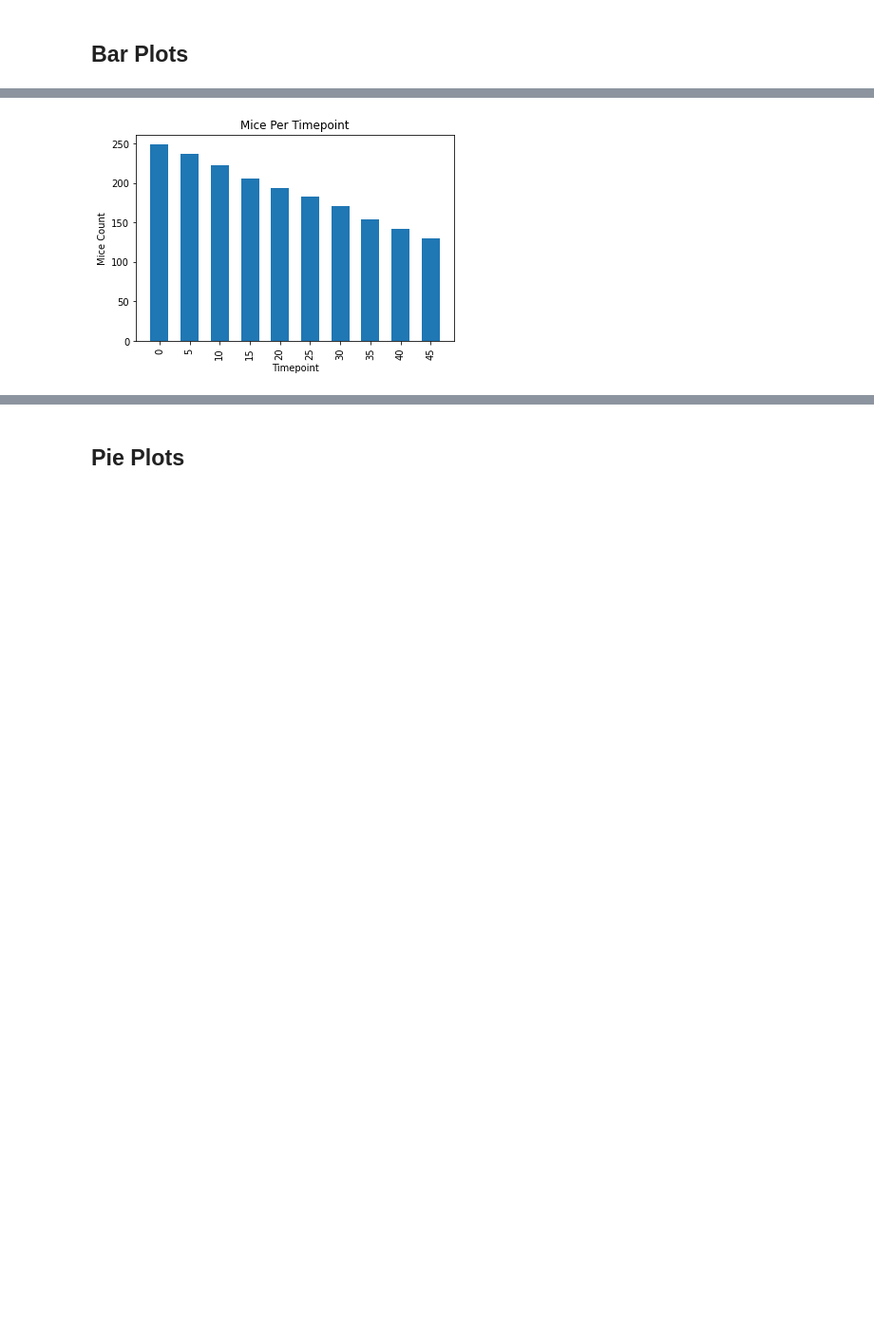
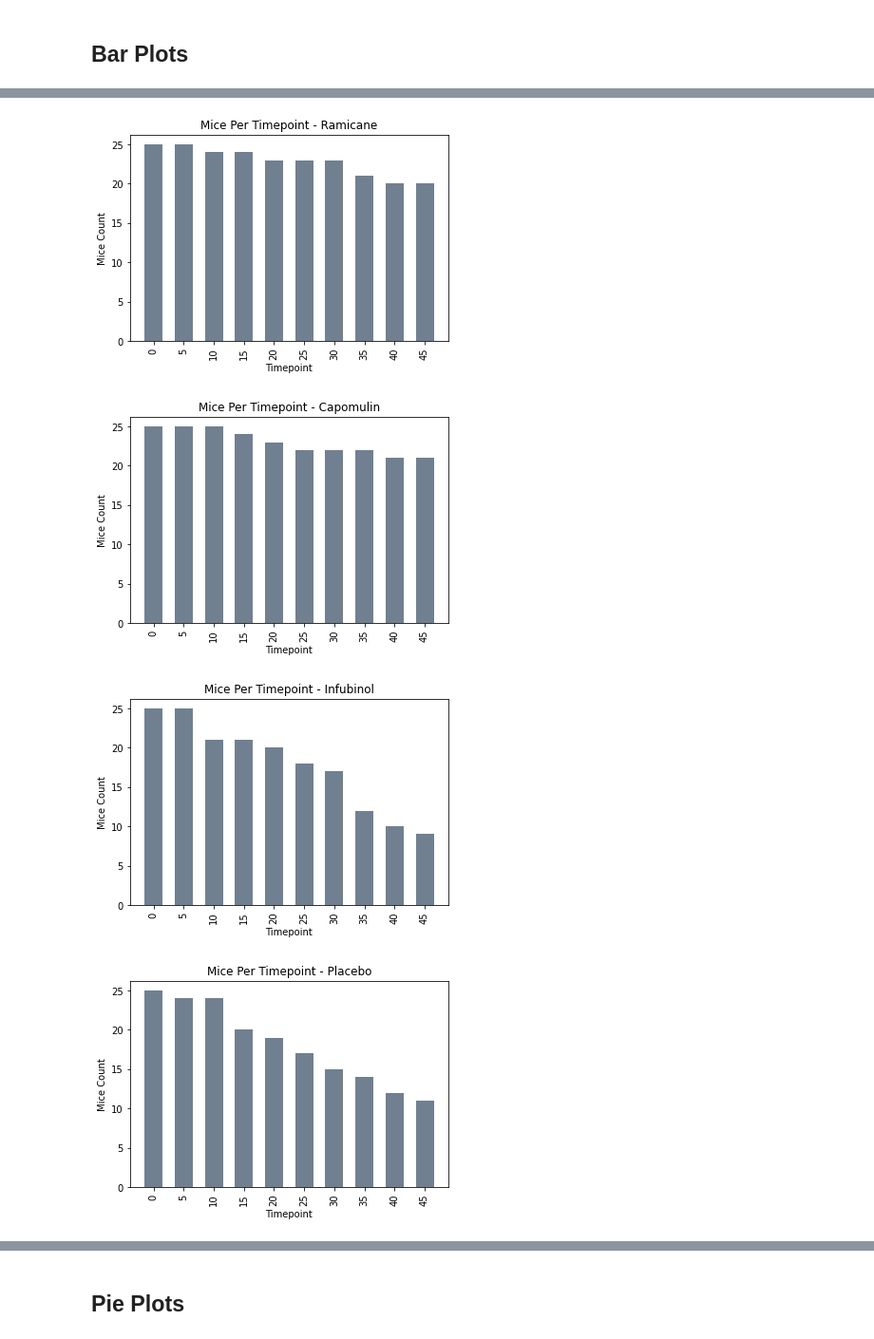
Before and after one commit to rjyobal/matplotlib-challenge, a Jupyter notebook: Pymaceuticals/pymaceuticals_starter.ipynb, the cells around one changed output, grey strips where cells are left out. Shown at 95% size. Drawn from its saved outputs; the diff is of its cells as text; code cells hidden in the pictures; blank space fills up the shorter version.

```diff
--- a/Pymaceuticals/pymaceuticals_starter.ipynb
+++ b/Pymaceuticals/pymaceuticals_starter.ipynb
@@ -204,9 +177,12 @@ Name: Mouse ID, dtype: int64
 # %%
 # Generate a bar plot showing the number of mice per time point for each treatment throughout the course of the study using pandas.
-mice_per_time = clean_df.groupby('Timepoint')['Mouse ID'].nunique()
-mice_per_time.plot(kind='bar')
-plt.title("Mice Per Timepoint")
-plt.xlabel("Timepoint")
-plt.ylabel("Mice Count")
-plt.show()
+regimens=clean_df['Drug Regimen'].unique()
+for reg in regimens:
+    mice_bar_df=clean_df.loc[clean_df['Drug Regimen']==reg]
+    mice_per_time = mice_bar_df.groupby('Timepoint')['Mouse ID'].nunique()
+    mice_per_time.plot(kind='bar', color='slategrey')
+    plt.title(f"Mice Per Timepoint - {reg}")
+    plt.xlabel("Timepoint")
+    plt.ylabel("Mice Count")
+    plt.show()
 # %% [output]
@@ -214,12 +199,18 @@ plt.show()
 # %%
 # Generate a bar plot showing the number of mice per time point for each treatment throughout the course of the study using pyplot.
 x_axis = clean_df['Timepoint'].unique()
-mices = mice_per_time
-plt.bar(x_axis, mices, width=3)
-plt.xticks(x_axis, rotation=90)
-plt.xlabel('Timepoint')
-plt.ylabel('Mice Count')
-plt.title('Mice Per Timepoint')
-plt.show()
+regimens=clean_df['Drug Regimen'].unique()
+for reg in regimens:
+    mice_bar_df=clean_df.loc[clean_df['Drug Regimen']==reg]
+    mices = mice_bar_df.groupby('Timepoint')['Mouse ID'].nunique()
+    plt.bar(x_axis, mices, width=3, color='slategrey')
+    plt.xticks(x_axis, rotation=90)
+    plt.xlabel('Timepoint')
+    plt.ylabel('Mice Count')
+    plt.title(f"Mice Per Timepoint - {reg}")
+    plt.show()
 # %% [output]
-[figure, old version]
+[figure, new version]
+[figure, added]
+[figure, added]
+[figure, added]
```
Also changed, not shown: parts of 15 cells of this notebook.
